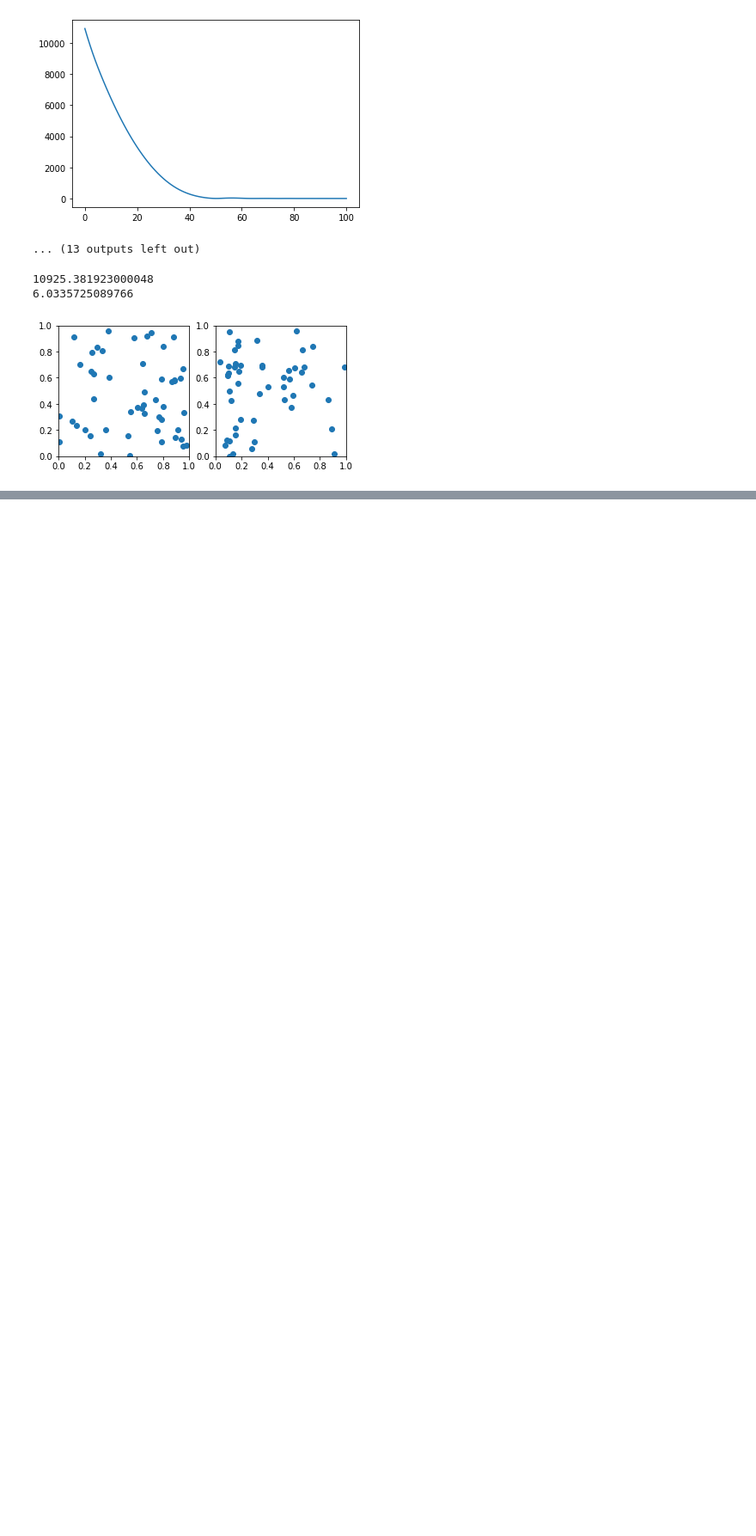
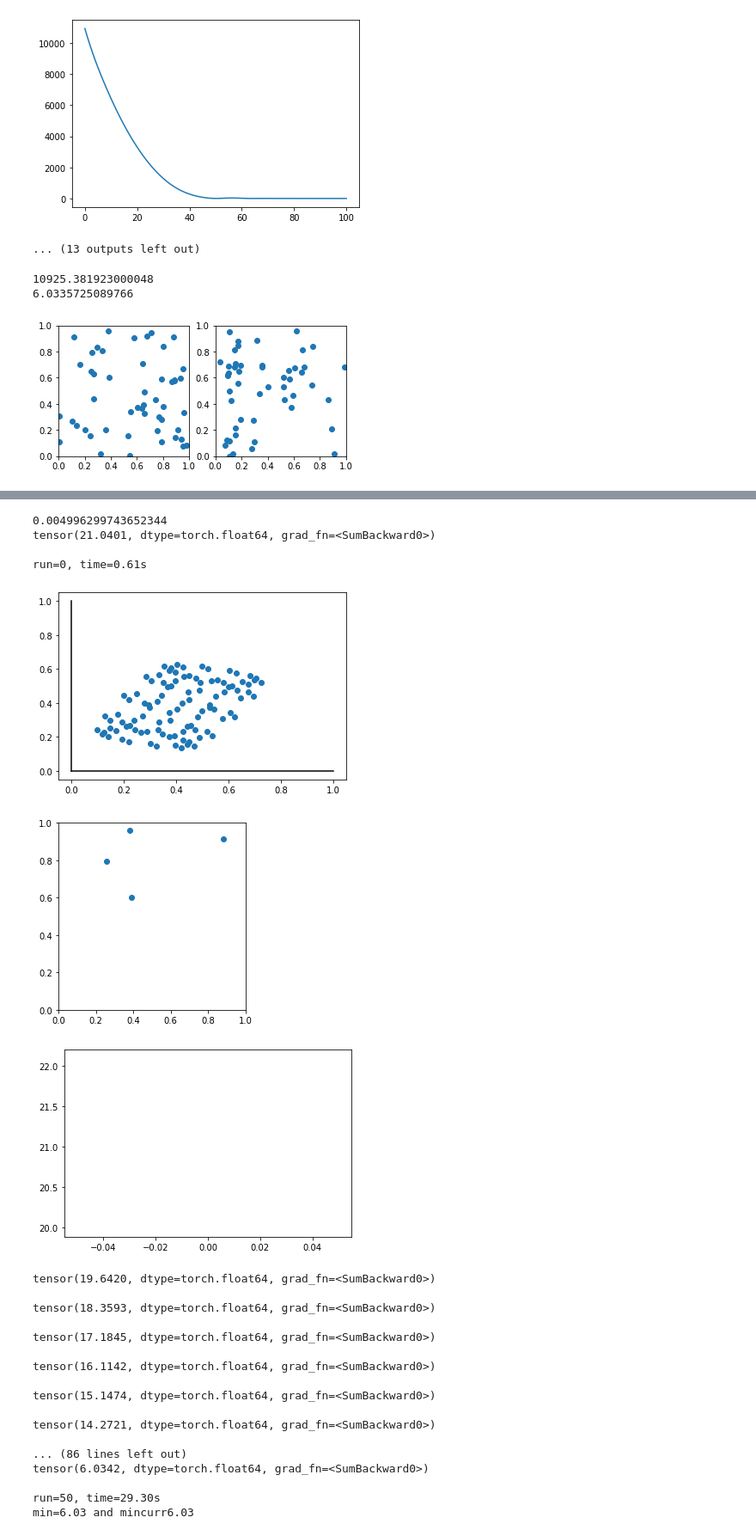
Before and after one commit to bioAI-Oslo/CI-grid-cells, a Jupyter notebook: Optimize_decoding.ipynb, the cells around one changed output, grey strips where cells are left out. Shown at 86% size. Cells and saved outputs as stored; diff of their text form; code cells hidden in the pictures; blank space fills up the shorter version.

```diff
--- a/Optimize_decoding.ipynb
+++ b/Optimize_decoding.ipynb
@@ -832,0 +835,44 @@ ax[1].set_aspect('equal', 'box')
+# %%
+device = "cuda" if torch.cuda.is_available() else "cpu"
+t0 = time.time()
+model1 = OptimPhase(pos1,
+                   ks_sqr,
+                   non_negative = False,
+              N = 4,
+              batch_size = 100,
+              epochs = 5,
+              train_steps = 50,
+              lr1 = 0.01,
+              lr2 = 0.01,
+            init_phases = 'uniform',
+            init_weights = 'uniform',
+            non_negative_weigths = False
+
+            )
+print(time.time()-t0)
+model1.train()
+# %% [output]
+0.004996299743652344
+tensor(21.0401, dtype=torch.float64, grad_fn=<SumBackward0>)
+
+run=0, time=0.61s
+[figure, added]
+[figure, added]
+[figure, added]
+tensor(19.6420, dtype=torch.float64, grad_fn=<SumBackward0>)
+
+tensor(18.3593, dtype=torch.float64, grad_fn=<SumBackward0>)
+
+tensor(17.1845, dtype=torch.float64, grad_fn=<SumBackward0>)
+
+tensor(16.1142, dtype=torch.float64, grad_fn=<SumBackward0>)
+
+tensor(15.1474, dtype=torch.float64, grad_fn=<SumBackward0>)
+
+tensor(14.2721, dtype=torch.float64, grad_fn=<SumBackward0>)
+
+... (86 lines left out)
+tensor(6.0342, dtype=torch.float64, grad_fn=<SumBackward0>)
+
+run=50, time=29.30s
+min=6.03 and mincurr6.03
```
Also changed, not shown: parts of 3 cells of this notebook.
